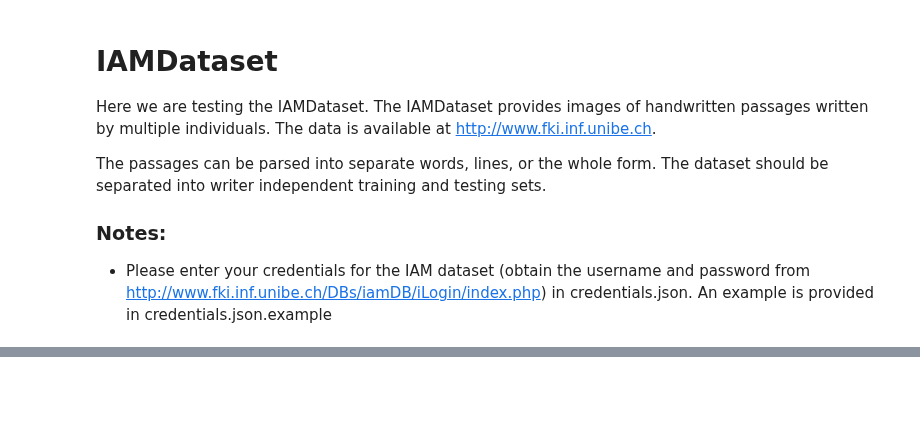
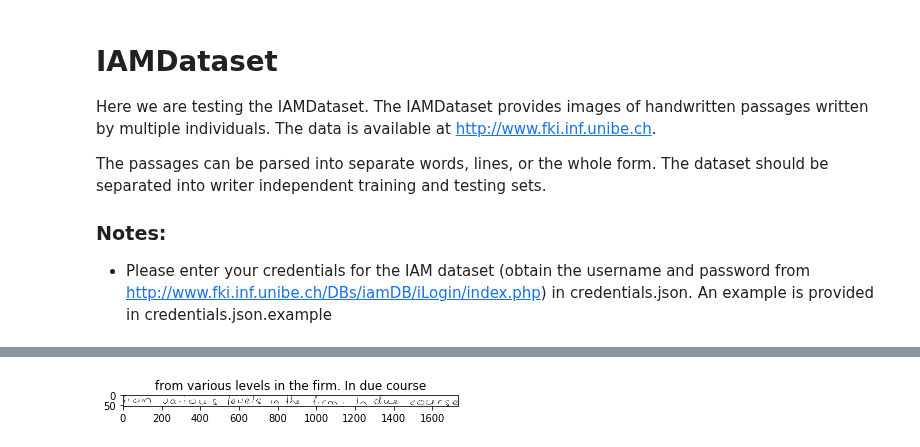
Before and after one commit to awslabs/handwritten-text-recognition-for-apache-mxnet, a Jupyter notebook: utils/test_iam_dataset.ipynb, the cells around one changed output, grey strips where cells are left out. Cells and saved outputs as stored; diff of their text form; code cells hidden in the pictures; blank space fills up the shorter version.

```diff
--- a/utils/test_iam_dataset.ipynb
+++ b/utils/test_iam_dataset.ipynb
@@ -109,0 +60,5 @@ for i in range(25):
+# %%
+ds = IAMDataset("line", output_data="text")
+plot_image_with_text(ds)
+# %% [output]
+[figure, added]
```
Also changed, not shown: parts of 13 cells of this notebook, 1 other file.
